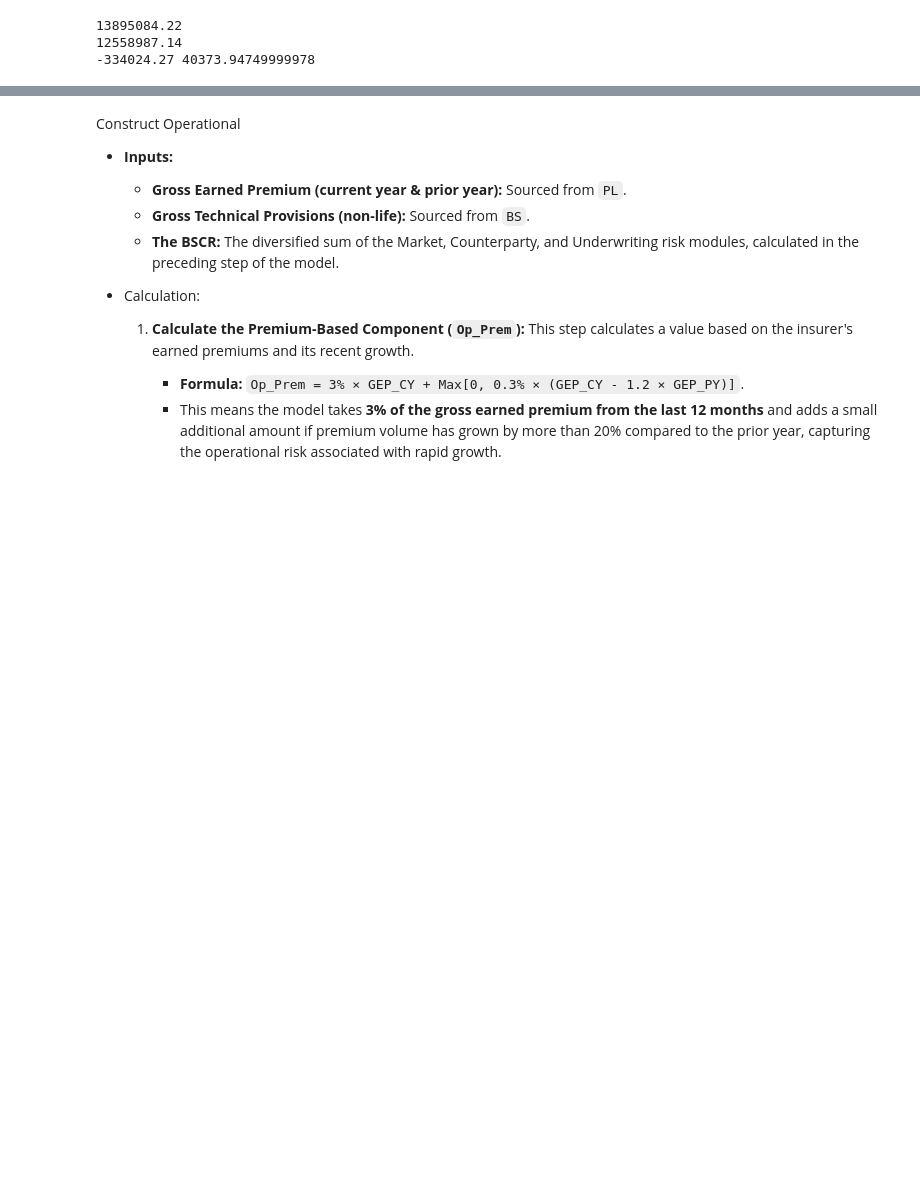
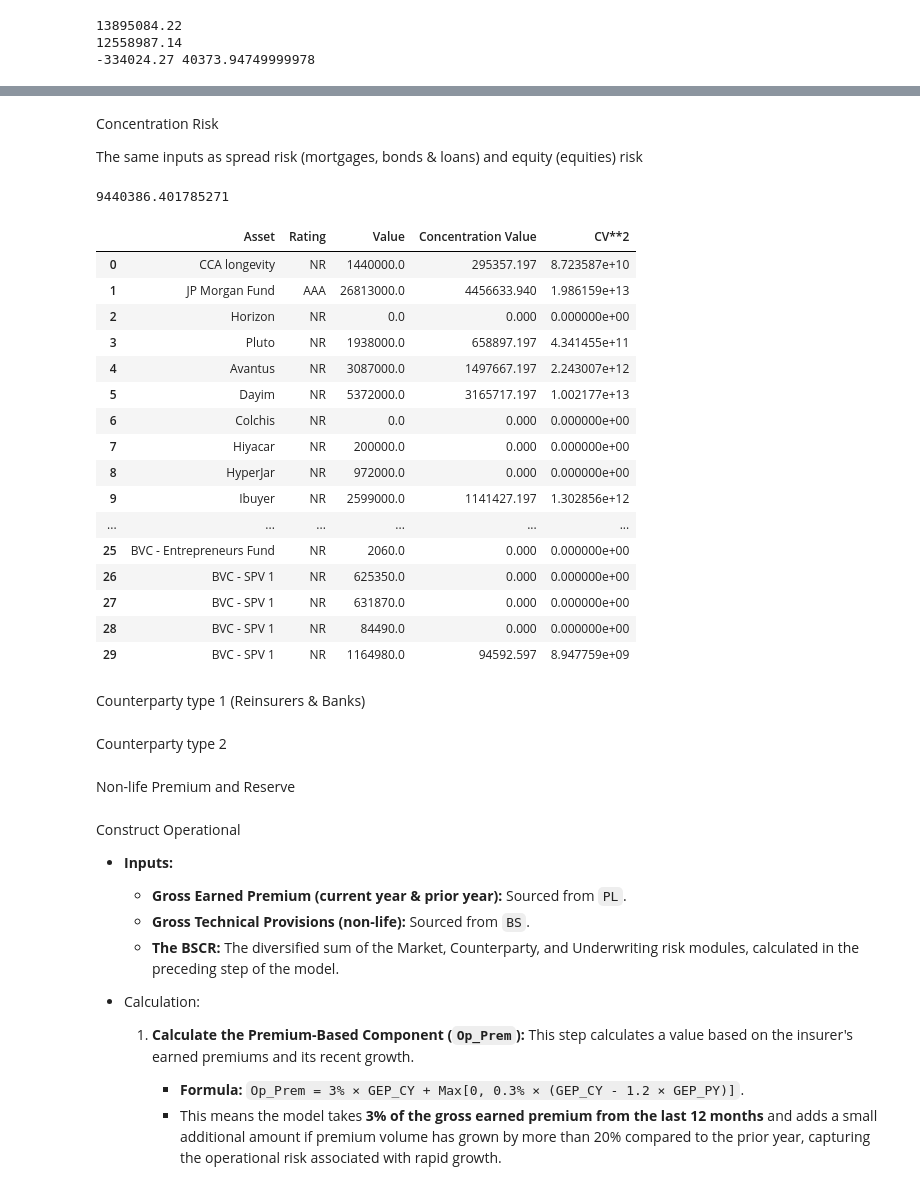
Before and after one commit to blazeitbobby/repo, a Jupyter notebook: top_down.ipynb, the cells around one changed output, grey strips where cells are left out. Cells and saved outputs as stored; diff of their text form; code cells hidden in the pictures; blank space fills up the shorter version.

```diff
--- a/top_down.ipynb
+++ b/top_down.ipynb
@@ -21,0 +216,4 @@ solvency_balance_sheet_liabilities = clean_version_control_solvency_balance_shee
+# %%
+df_check_equity = df_equity[['Equity', 'Rating', 'Strategic', 'Equity Type', "Value (£'000s)"]].copy()
+df_check_equity['Value'] = df_check_equity["Value (£'000s)"] * 1000
+df_check_equity = df_check_equity.drop(columns=["Value (£'000s)"])
@@ -158,0 +282,59 @@ Fetching data from the Bank of England...
+# %% [markdown]
+Concentration Risk
+
+The same inputs as spread risk (mortgages, bonds & loans) and equity (equities) risk
+# %%
+df_spread_risk_filtered = df_spread_risk[['Spread assets', 'Rating', 'Value']].copy()
+df_check_equity_filtered = df_check_equity[['Equity', 'Rating', 'Value']].copy()
+
+df_spread_risk_filtered.rename(columns={'Spread assets': 'Asset'}, inplace=True)
+df_check_equity_filtered.rename(columns={'Equity': 'Asset'}, inplace=True)
+
+df_assets = pd.concat([df_spread_risk_filtered, df_check_equity_filtered], ignore_index=True)
+# %%
+unrated_threshold = 0.015 * df_assets['Value'].sum()
+rated_threshold = 0.3 * df_assets['Value'].sum()
+
+def calculate_concentration(row):
+
+    concentration_value = 0
+
+    if row['Rating'] == 'NR':
+        excess = row['Value'] - unrated_threshold
+
+    else:
+        excess = row['Value'] - rated_threshold
+
+    if excess > 0:
+        concentration_value = excess*0.73
+
+    return concentration_value
+
+# Apply the function to each row (axis=1) to calculate the SCR
+df_assets['Concentration Value'] = df_assets.apply(calculate_concentration, axis=1)
+df_assets['CV**2'] = df_assets['Concentration Value']**2
+scr_concentratin = np.sqrt(df_assets['CV**2'].sum())
+
+print(scr_concentratin)
+display(df_assets)
+# %% [output]
+9440386.401785271
+|  | Asset | Rating | Value | Concentration Value | CV**2 |
+| 0 | CCA longevity | NR | 1440000.0 | 295357.197 | 8.723587e+10 |
+| 1 | JP Morgan Fund | AAA | 26813000.0 | 4456633.940 | 1.986159e+13 |
+| 2 | Horizon | NR | 0.0 | 0.000 | 0.000000e+00 |
+| 3 | Pluto | NR | 1938000.0 | 658897.197 | 4.341455e+11 |
+| 4 | Avantus | NR | 3087000.0 | 1497667.197 | 2.243007e+12 |
+| 5 | Dayim | NR | 5372000.0 | 3165717.197 | 1.002177e+13 |
+| 6 | Colchis | NR | 0.0 | 0.000 | 0.000000e+00 |
+| 7 | Hiyacar | NR | 200000.0 | 0.000 | 0.000000e+00 |
+| 8 | HyperJar | NR | 972000.0 | 0.000 | 0.000000e+00 |
+| 9 | Ibuyer | NR | 2599000.0 | 1141427.197 | 1.302856e+12 |
+| ... | ... | ... | ... | ... | ... |
+| 25 | BVC - Entrepreneurs Fund | NR | 2060.0 | 0.000 | 0.000000e+00 |
+| 26 | BVC - SPV 1 | NR | 625350.0 | 0.000 | 0.000000e+00 |
+| 27 | BVC - SPV 1 | NR | 631870.0 | 0.000 | 0.000000e+00 |
+| 28 | BVC - SPV 1 | NR | 84490.0 | 0.000 | 0.000000e+00 |
+| 29 | BVC - SPV 1 | NR | 1164980.0 | 94592.597 | 8.947759e+09 |
+# %% [markdown]
+Counterparty type 1 (Reinsurers & Banks)
@@ -158,0 +345,4 @@ Fetching data from the Bank of England...
+# %% [markdown]
+Counterparty type 2
+# %% [markdown]
+Non-life Premium and Reserve
```
Also changed, not shown: parts of 17 cells of this notebook, 1 other file.
